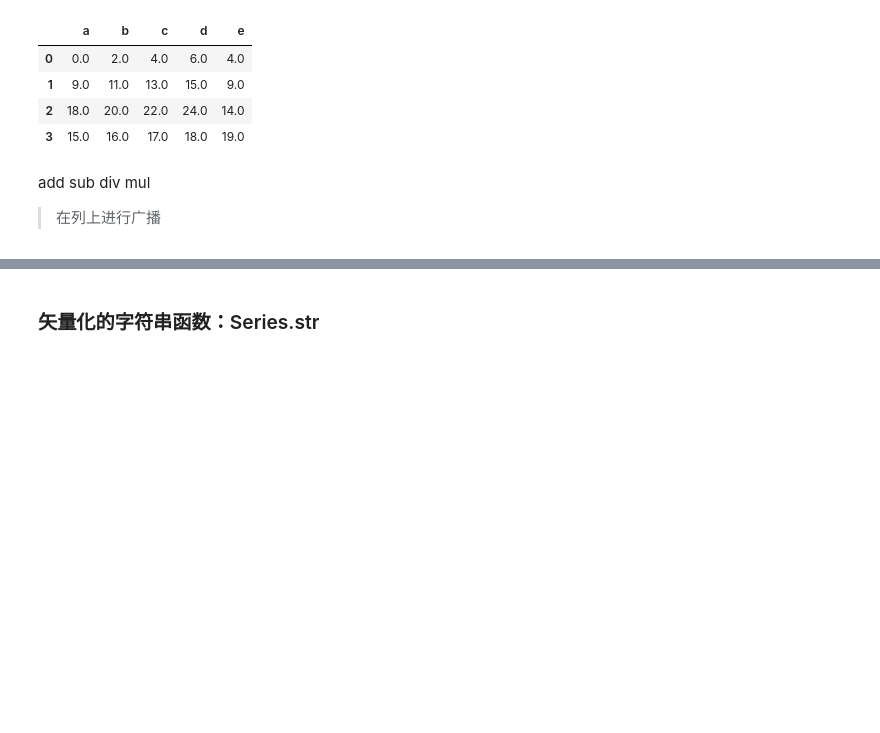
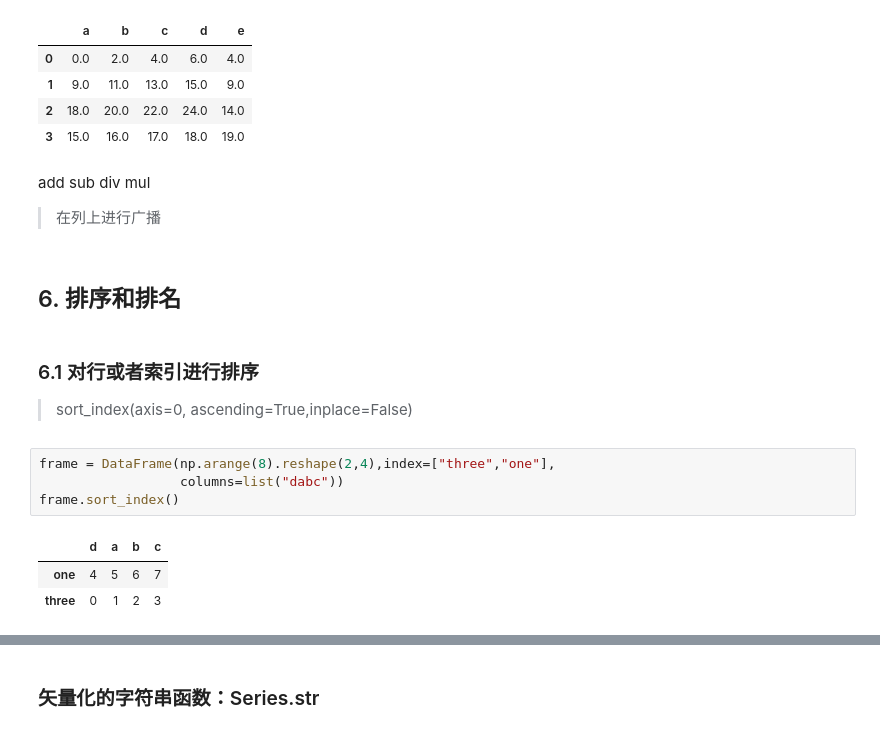
Before and after one commit to wishyoulikebefore/PythonPackages, a Jupyter notebook: pandas/基础.ipynb, the cells around one changed output, grey strips where cells are left out. Drawn from its saved outputs; the diff is of its cells as text; blank space fills up the shorter version.

```diff
--- a/pandas/基础.ipynb
+++ b/pandas/基础.ipynb
@@ -376,3 +376,16 @@ df1.add(df2,fill_value=0)
 # %% [markdown]
 add sub div mul
 >在列上进行广播
+# %% [markdown]
+## 6. 排序和排名
+# %% [markdown]
+### 6.1 对行或者索引进行排序
+>sort_index(axis=0, ascending=True,inplace=False)
+# %%
+frame = DataFrame(np.arange(8).reshape(2,4),index=["three","one"],
+                  columns=list("dabc"))
+frame.sort_index()
+# %% [output]
+|  | d | a | b | c |
+| one | 4 | 5 | 6 | 7 |
+| three | 0 | 1 | 2 | 3 |
```
Also changed, not shown: parts of 23 cells of this notebook.
